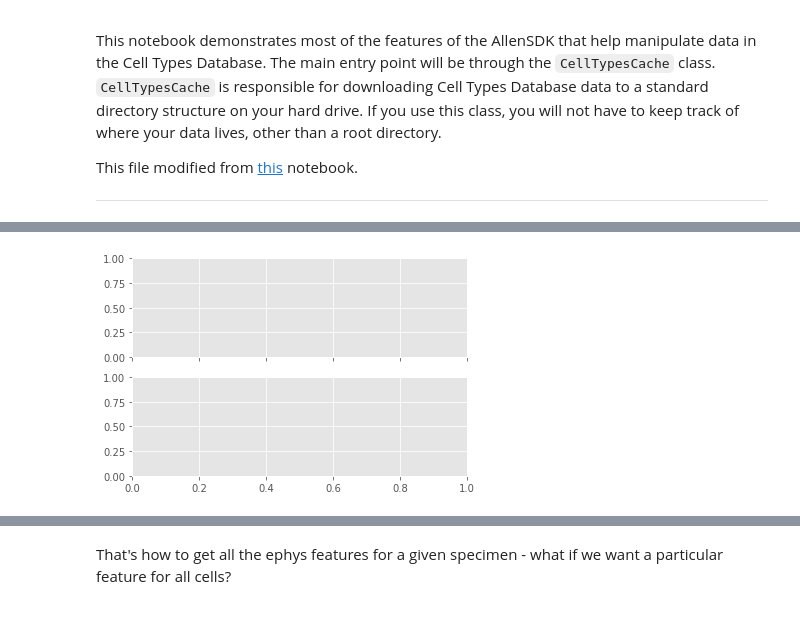
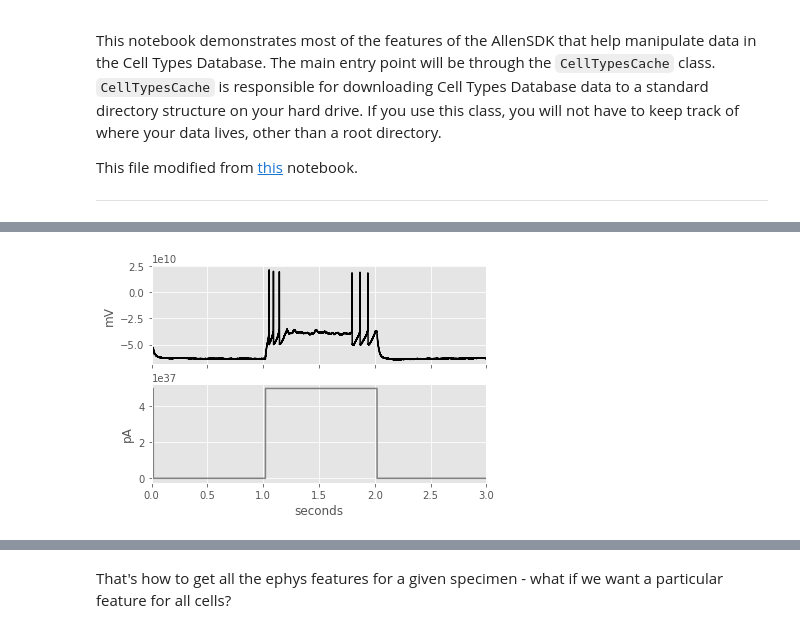
Before and after one commit to ajuavinett/BIPN145, a Jupyter notebook: Computer Lab #1 - Electrophysiology Cell Types.ipynb, the cells around one changed output, grey strips where cells are left out. Cells and saved outputs as stored; diff of their text form; code cells hidden in the pictures.

```diff
--- a/Computer Lab #1 - Electrophysiology Cell Types.ipynb
+++ b/Computer Lab #1 - Electrophysiology Cell Types.ipynb
@@ -17,13 +21,10 @@ First, we need to get some of the raw data. We can do this by communicating with
 # %%
 from allensdk.core.cell_types_cache import CellTypesCache
+ctc = CellTypesCache(manifest_file='cell_types/manifest.json')
+# this saves the NWB file to 'cell_types/specimen_#/ephys.nwb'
 
-# Instantiate the CellTypesCache instance.  The manifest_file argument
-# tells it where to store the manifest, which is a JSON file that tracks
-# file paths.  If you supply a relative path (like this), it will go
-# into your current working directory
-ctc = CellTypesCache(manifest_file='cell_types/manifest.json')
-
-# this saves the NWB file to 'cell_types/specimen_464212183/ephys.nwb'
-cell_specimen_id = 464212183
-data_set = ctc.get_ephys_data(cell_specimen_id)
+# change your cell_id below
+cell_id = 474626527
+data_set = ctc.get_ephys_data(cell_id)
+print('Data retrieved')
 # %% [output]
@@ -32,0 +47,4 @@ The `data_set` variable is an `NwbDataSet` instance, which has some methods we c
+# %%
+sweep_number = 27
+sweep_data = data_set.get_sweep(sweep_number)
+print('Sweep obtained')
@@ -33,27 +56,26 @@ The `data_set` variable is an `NwbDataSet` instance, which has some methods we c
 # %%
-%matplotlib inline
-import numpy as np
-import matplotlib.pyplot as plt
-
-sweep_number = 32
-sweep_data = data_set.get_sweep(sweep_number)
-
 index_range = sweep_data["index_range"]
 i = sweep_data["stimulus"][0:index_range[1]+1] # in A
 v = sweep_data["response"][0:index_range[1]+1] # in V
-i *= 1e12 # to pA
-v *= 1e3 # to mV
+i *= 1e12 # this converts the value to pA
+v *= 1e3 # this converts the value to mV
 
 sampling_rate = sweep_data["sampling_rate"] # in Hz
-t = np.arange(0, len(v)) * (1.0 / sampling_rate)
+t = (np.arange(0, len(v)) * (1.0 / sampling_rate))
 
 plt.style.use('ggplot')
 fig, axes = plt.subplots(2, 1, sharex=True)
+
+# axes 0 is our first plot, of the recorded voltage data
 axes[0].plot(t, v, color='black')
+axes[0].set_ylabel("mV")
+axes[0].set_xlim(0,3)
+
+#axes 1 is our second plot, of the stimulus trace
 axes[1].plot(t, i, color='gray')
-axes[0].set_ylabel("mV")
 axes[1].set_ylabel("pA")
 axes[1].set_xlabel("seconds")
+
 plt.show()
 # %% [output]
-[figure, old version]
+[figure, new version]
```
Also changed, not shown: parts of 43 cells of this notebook.
